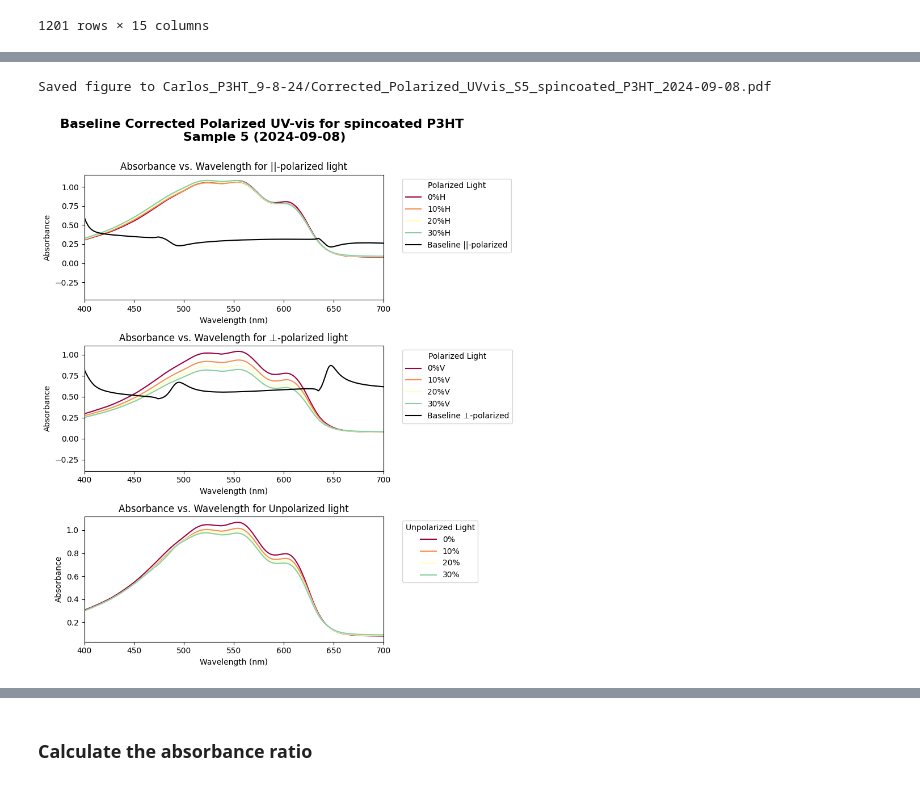
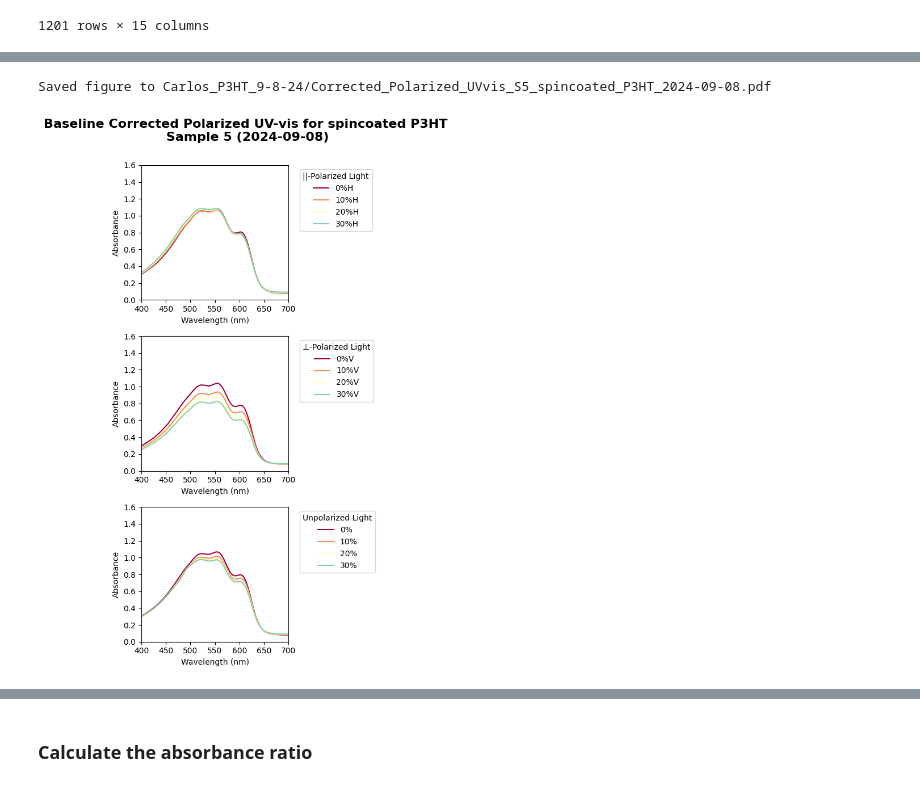
Before and after one commit to trilusa/UV-vis, a Jupyter notebook: polarized_uv-vis_plotting.ipynb, the cells around one changed output, grey strips where cells are left out. Saved outputs shown, nothing was run; the diff lists cells and outputs as text; code cells hidden in the pictures.

```diff
--- a/polarized_uv-vis_plotting.ipynb
+++ b/polarized_uv-vis_plotting.ipynb
@@ -9,7 +9,7 @@ import numpy as np
 
 def plot_polarized_UVvis(_df, bw=None, ylim=(0,1.05),title="", plot_transmittance = False):
     # Set up figure with 3 subplots for polarized and unpolarized UV-vis data
-    fig, axs = plt.subplots(3, 1, figsize=(8, 10))
+    fig, axs = plt.subplots(3, 1, figsize=(5, 10))
     fig.suptitle(title, fontsize=16, fontweight='bold')
 
     if plot_transmittance:
@@ -23,29 +23,29 @@ def plot_polarized_UVvis(_df, bw=None, ylim=(0,1.05),title="", plot_transmittanc
     for i, column in enumerate([col for col in _df.columns if 'H' in col and 'baseline' not in col]):
         axs[0].plot(_df['Wavelength'],_df[column], label=column, color=colors[i])
 
-    axs[0].set_title(f'{'Transmittance' if plot_transmittance else 'Absorbance'} vs. Wavelength for ||-polarized light')
+    # axs[0].set_title(f'{'Transmittance' if plot_transmittance else 'Absorbance'} vs. Wavelength for ||-polarized light')
     axs[0].set_xlabel('Wavelength (nm)')
     axs[0].set_ylabel(f'{'Transmittance' if plot_transmittance else 'Absorbance'}')
     axs[0].set_xlim(bw)
     axs[0].set_ylim(ylim)
-    axs[0].legend(title='Polarized Light', bbox_to_anchor=(1.05, 1), loc='upper left')
+    axs[0].legend(title='||-Polarized Light', bbox_to_anchor=(1.05, 1), loc='upper left')
 
     # Plot Horizontal Absorbance (columns with 'V' which are perp to strain)
     for i, column in enumerate([col for col in _df.columns if 'V' in col and 'baseline' not in col]):
         axs[1].plot(_df['Wavelength'],_df[column], label=column, color=colors[i])
 
-    axs[1].set_title(f'{'Transmittance' if plot_transmittance else 'Absorbance'} vs. Wavelength for ⊥-polarized light')
+    # axs[1].set_title(f'{'Transmittance' if plot_transmittance else 'Absorbance'} vs. Wavelength for ⊥-polarized light')
     axs[1].set_xlabel('Wavelength (nm)')
     axs[1].set_ylabel(f'{'Transmittance' if plot_transmittance else 'Absorbance'}')
     axs[1].set_xlim(bw)
     axs[1].set_ylim(ylim)
-    axs[1].legend(title='Polarized Light', bbox_to_anchor=(1.05, 1), loc='upper left')
+    axs[1].legend(title='⊥-Polarized Light', bbox_to_anchor=(1.05, 1), loc='upper left')
 
     # Plot Unpolarized Absorbance (columns without 'H' or 'V')
     for i, column in enumerate([col for col in _df.columns if 'H' not in col and 'V' not in col and 'Wavelength' not in col and 'baseline' not in col]):
         axs[2].plot(_df['Wavelength'], _df[column], label=column, color=colors[i])
 
-    axs[2].set_title(f'{'Transmittance' if plot_transmittance else 'Absorbance'} vs. Wavelength for Unpolarized light')
+    # axs[2].set_title(f'{'Transmittance' if plot_transmittance else 'Absorbance'} vs. Wavelength for Unpolarized light')
     axs[2].set_xlabel('Wavelength (nm)')
     axs[2].set_ylabel(f'{'Transmittance' if plot_transmittance else 'Absorbance'}')
     axs[2].set_xlim(bw)
@@ -173,18 +198,18 @@ df_corrected
 # %%
 ##### plotting final corected #####
-fig,axs = plot_polarized_UVvis(df_corrected, title=f'Baseline Corrected Polarized UV-vis for {method_str} {material_str}\n Sample {s_num} ({date_str})\n', bw=(400,700), ylim = None, plot_transmittance=False)
+fig,axs = plot_polarized_UVvis(df_corrected, title=f'Baseline Corrected Polarized UV-vis for {method_str} {material_str}\n Sample {s_num} ({date_str})\n', bw=(400,700), ylim = (0,1.6), plot_transmittance=False)
 # axs[0].text(0.75, 0.9, formula, fontsize=12, ha='center', va='center', transform=axs[0].transAxes)
 
-#plot overides
-axs[0].plot(df_corrected['Wavelength'], df_corrected['H_baseline'], label="Baseline ||-polarized", color='k')
-axs[1].plot(df_corrected['Wavelength'], df_corrected['V_baseline'], label="Baseline ⊥-polarized", color='k')
-axs[0].legend(title='Polarized Light', bbox_to_anchor=(1.05, 1), loc='upper left')
-axs[1].legend(title='Polarized Light', bbox_to_anchor=(1.05, 1), loc='upper left')
+# #plot overides
+# axs[0].plot(df_corrected['Wavelength'], df_corrected['H_baseline'], label="Baseline ||-polarized", color='k')
+# axs[1].plot(df_corrected['Wavelength'], df_corrected['V_baseline'], label="Baseline ⊥-polarized", color='k')
+# axs[0].legend(title='Polarized Light', bbox_to_anchor=(1.05, 1), loc='upper left')
+# axs[1].legend(title='Polarized Light', bbox_to_anchor=(1.05, 1), loc='upper left')
 # axs[2].set_ylim((.4,.8))
 
 save_str = f"Carlos_P3HT_9-8-24/Corrected_Polarized_UVvis_S{s_num}_{method_str}_P3HT_{date_str}.pdf"
 fig.savefig(save_str, format='pdf')
 print(f"Saved figure to {save_str}")
 # %% [output]
 Saved figure to Carlos_P3HT_9-8-24/Corrected_Polarized_UVvis_S5_spincoated_P3HT_2024-09-08.pdf
-[figure, old version]
+[figure, new version]
```
Also changed, not shown: parts of 5 cells of this notebook, 10 other files.
